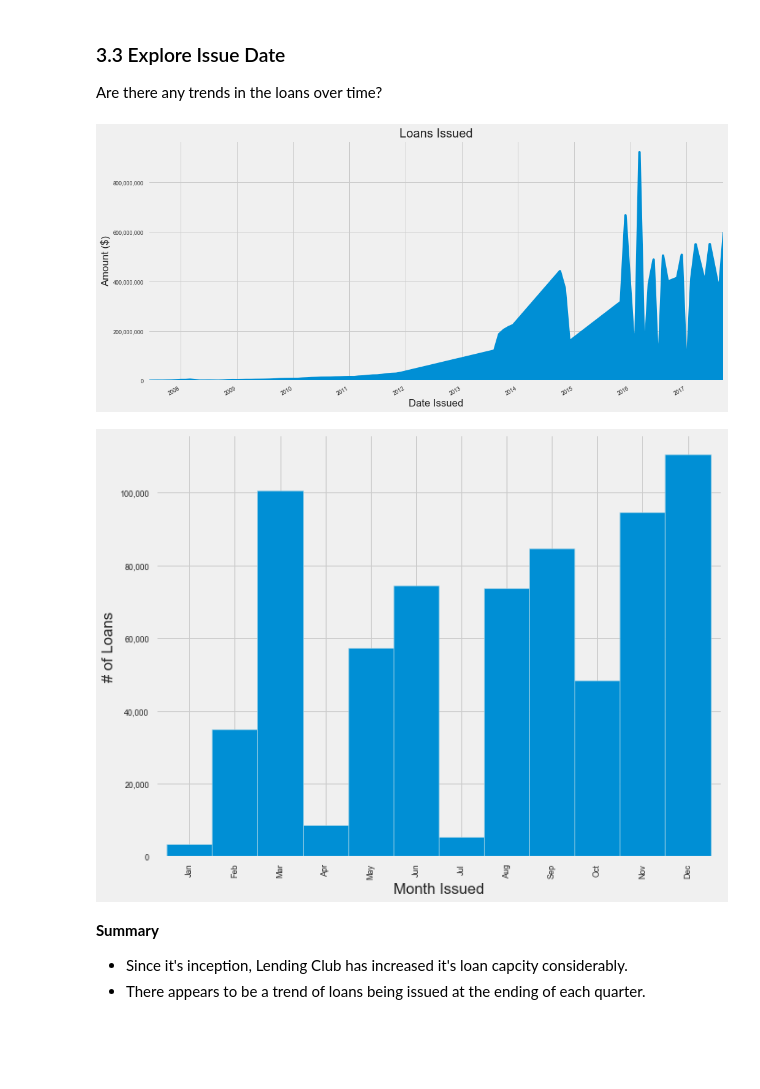
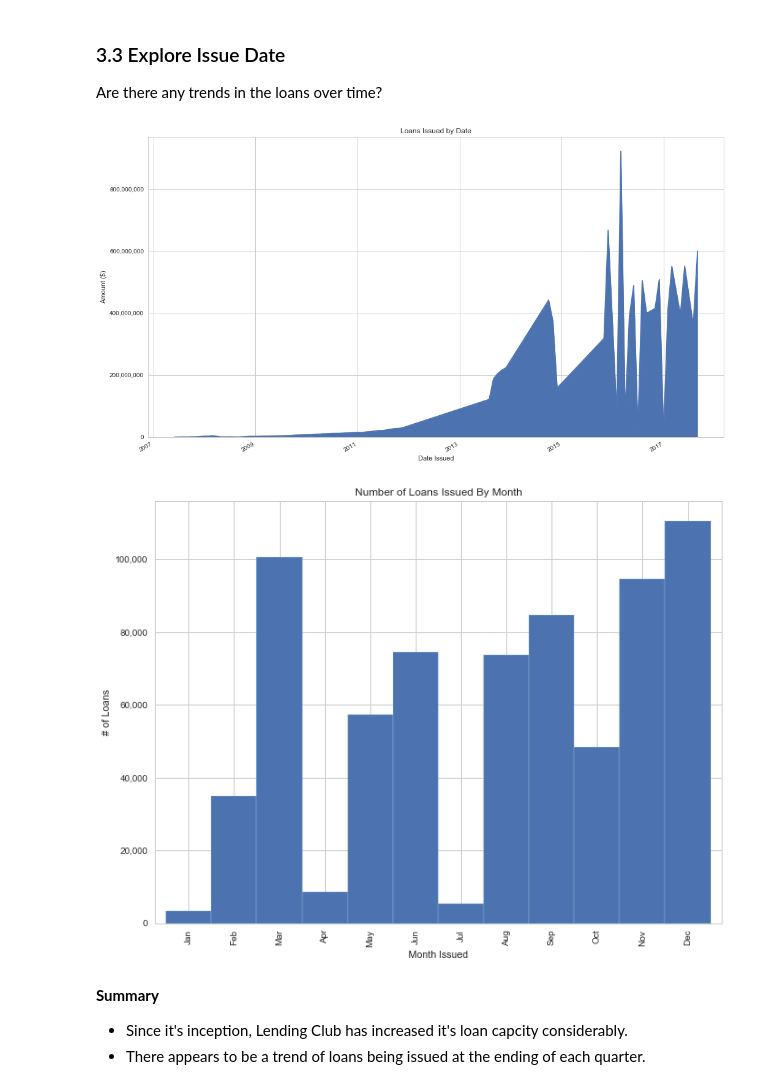
Before and after one commit to mrjgamble/K2DataScience, a Jupyter notebook: Projects/project2-predictive-modeling/notebooks/01-lending-club-eda.ipynb, the cells around one changed output. Saved outputs shown, nothing was run; the diff lists cells and outputs as text; code cells hidden in the pictures; blank space fills up the shorter version.

```diff
--- a/Projects/project2-predictive-modeling/notebooks/01-lending-club-eda.ipynb
+++ b/Projects/project2-predictive-modeling/notebooks/01-lending-club-eda.ipynb
@@ -44,7 +44,8 @@ import matplotlib.pyplot as plt
 import os as os
 
 import seaborn as sns
-plt.style.use('fivethirtyeight')
+sns.set(style='whitegrid', color_codes=True)
+#plt.style.use('fivethirtyeight')
 # %% [markdown]
 ## 1. Data Import
 # %%
@@ -906,46 +918,55 @@ plt.show()
 ### 3.3 Explore Issue Date
 Are there any trends in the loans over time?
 # %%
+# grab figure
+fig, ax = plt.subplots()
+
 # group by date, and summarize by loan ammount, then plot
-df.groupby('issue_d').loan_amnt.sum().plot.area(figsize=(15,8))
+df.groupby('issue_d').loan_amnt.sum().plot.area(figsize=(15,10))
 
 # set labels
-plt.title('Loans Issued')
+plt.title('Loans Issued by Date')
 plt.ylabel('Amount ($)')
 plt.xlabel('Date Issued')
 
 # get current axis
 ax = plt.gca()
 
 # disable scientific notation on the y axis
 ax.ticklabel_format(axis='y', style='plain')
 
 # format values with comma
 ax.yaxis.set_major_formatter(StrMethodFormatter('{x:,.0f}'))
+
+fig.savefig('../reports/figures/loan_amnt_by_date.png')
 
 plt.show()
 
 
 # -- For future reference --
 # You need to specify axis if you want it to apply to only x or y
 #
 # disable scientific notation
 ## ax.ticklabel_format(style='plain')
 #
 # disable offset notation
 ## ax.ticklabel_format(useOffset=False)
 #
 # disable both offset & scientific
 ## ax.ticklabel_format(useOffset=False, style='plain')
 # %% [output]
-[figure, old version]
+[figure, new version]
 # %%
 # we see spikes in this graphs - is there some seasonality to loans?
 
+# grab figure
+fig, ax = plt.subplots()
+
 # create plot
-df.groupby('issue_d_month').loan_amnt.count().plot.bar(figsize=(10,8), width=1, edgecolor='lightblue')
+df.groupby('issue_d_month').loan_amnt.count().plot.bar(color='b',figsize=(10,8), width=1, edgecolor='lightblue')
 
 # set labels
+plt.title('Number of Loans Issued By Month')
 plt.ylabel('# of Loans')
 plt.xlabel('Month Issued')
 
@@ -959,9 +980,11 @@ ax.yaxis.set_major_formatter(StrMethodFormatter('{x:,.0f}'))
 months = ['Jan', 'Feb', 'Mar', 'Apr', 'May', 'Jun', 'Jul', 'Aug', 'Sep', 'Oct', 'Nov', 'Dec']
 plt.xticks(range(len(months)), months, rotation='vertical')
 
+fig.savefig('../reports/figures/loan_count_by_month.png')
+
 plt.show()
 # %% [output]
-[figure, old version]
+[figure, new version]
 # %% [markdown]
 **Summary**
 
```
Also changed, not shown: parts of 16 cells of this notebook, 18 other files.
